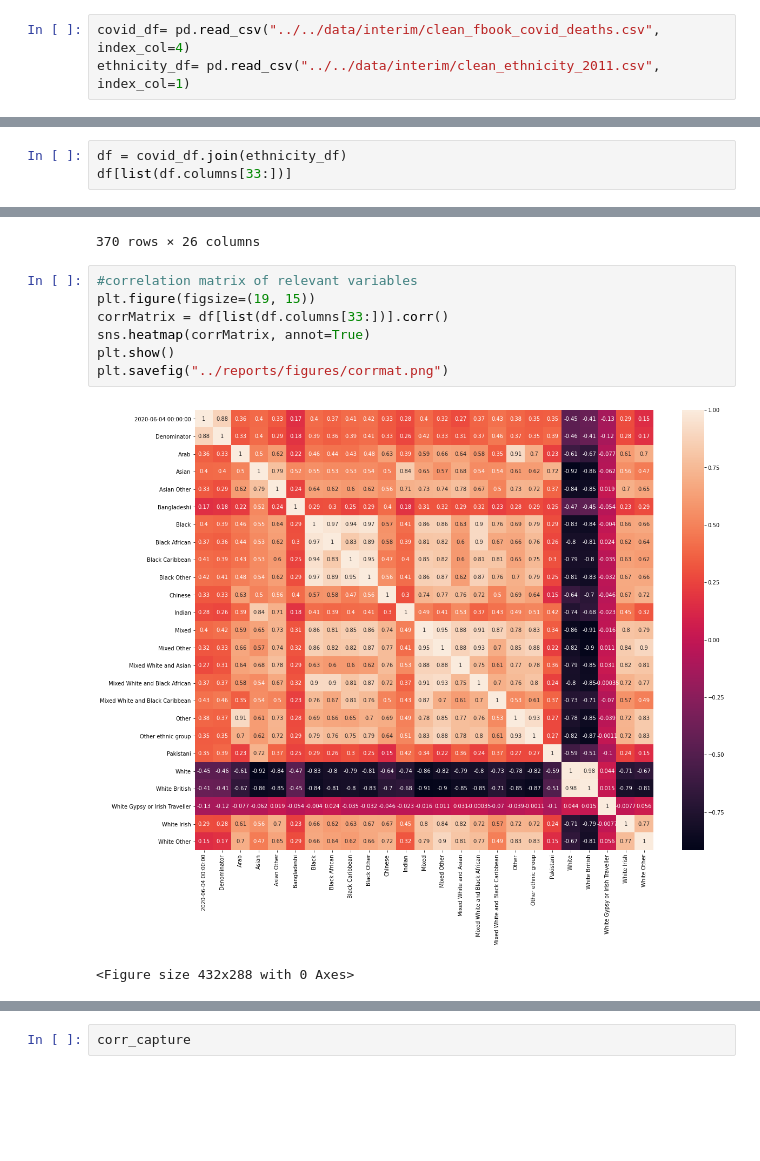
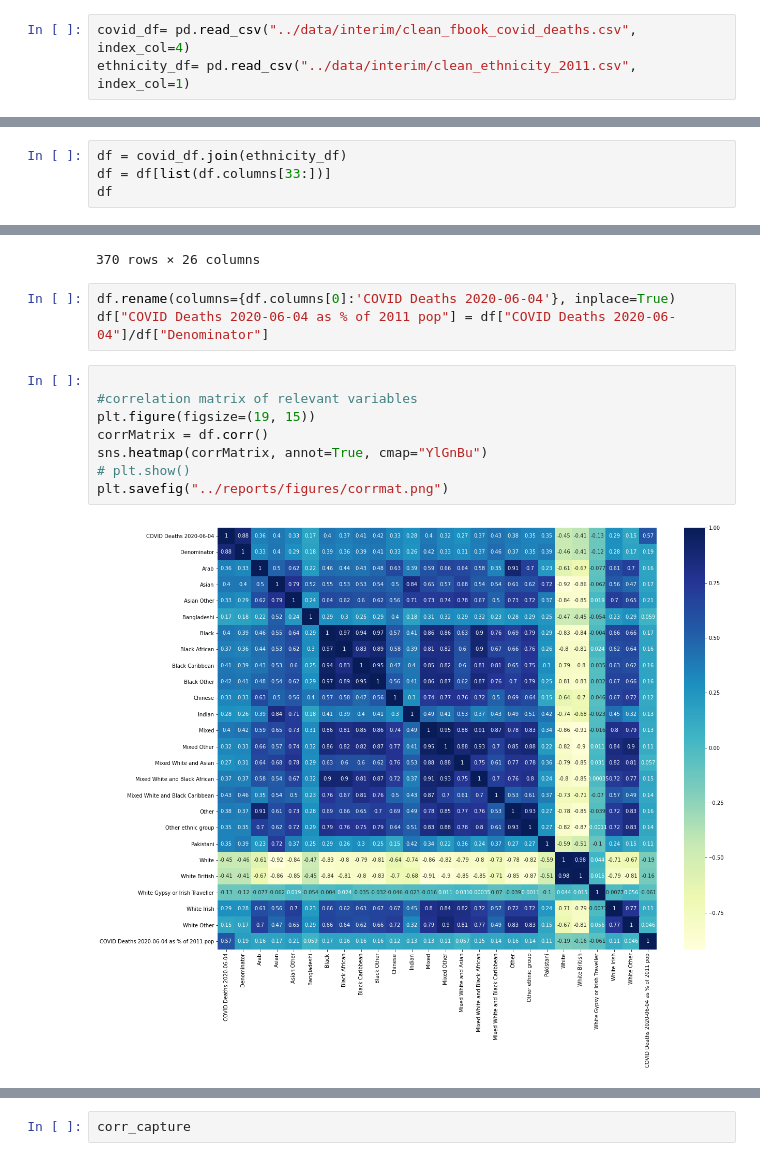
Before and after one commit to Quotennial/covid_bame, a Jupyter notebook: notebooks/csv_data_imports.ipynb, the cells around one changed output, grey strips where cells are left out. Drawn from its saved outputs; the diff is of its cells as text; blank space fills up the shorter version.

```diff
--- a/notebooks/csv_data_imports.ipynb
+++ b/notebooks/csv_data_imports.ipynb
@@ -10,13 +10,14 @@ import matplotlib.pyplot as plt
 
 This repo runs through how to read csv data stroed in the `data/interim` folder. Asseses the relationship between covid deaths and the ethnic diversity of a region.
 # %%
-covid_df= pd.read_csv("../../data/interim/clean_fbook_covid_deaths.csv", index_col=4)
-ethnicity_df= pd.read_csv("../../data/interim/clean_ethnicity_2011.csv", index_col=1)
+covid_df= pd.read_csv("../data/interim/clean_fbook_covid_deaths.csv", index_col=4)
+ethnicity_df= pd.read_csv("../data/interim/clean_ethnicity_2011.csv", index_col=1)
 # %% [markdown]
 # Joining race and covid deaths
 # %%
 df = covid_df.join(ethnicity_df)
-df[list(df.columns[33:])]
+df = df[list(df.columns[33:])]
+df
 # %% [output]
 |  | 2020-06-04 00:00:00 | Geography_code | Denominator | Arab | Asian | Asian Other | Bangladeshi | ... |
 | LTLA Name |  |  |  |  |  |  |  | ... |
@@ -32,16 +33,19 @@ df[list(df.columns[33:])]
 | Neath Port Talbot | 606.0 | W06000012 | 139812.0 | 0.04 | 0.98 | 0.27 | 0.22 | ... |
 | Swansea | 1268.0 | W06000011 | 239023.0 | 0.71 | 3.26 | 0.73 | 0.81 | ... |
 370 rows × 26 columns
+# %%
+df.rename(columns={df.columns[0]:'COVID Deaths 2020-06-04'}, inplace=True)
+df["COVID Deaths 2020-06-04 as % of 2011 pop"] = df["COVID Deaths 2020-06-04"]/df["Denominator"]
 # %%
+
 #correlation matrix of relevant variables
 plt.figure(figsize=(19, 15))
-corrMatrix = df[list(df.columns[33:])].corr()
-sns.heatmap(corrMatrix, annot=True)
-plt.show()
+corrMatrix = df.corr()
+sns.heatmap(corrMatrix, annot=True, cmap="YlGnBu")
+# plt.show()
 plt.savefig("../reports/figures/corrmat.png")
 # %% [output]
-[figure, old version]
+[figure, new version]
-<Figure size 432x288 with 0 Axes>
 # %%
 fig, ax = plt.subplots(figsize=(20,17))
 
```
Also changed, not shown: parts of 4 cells of this notebook, 8 other files.
